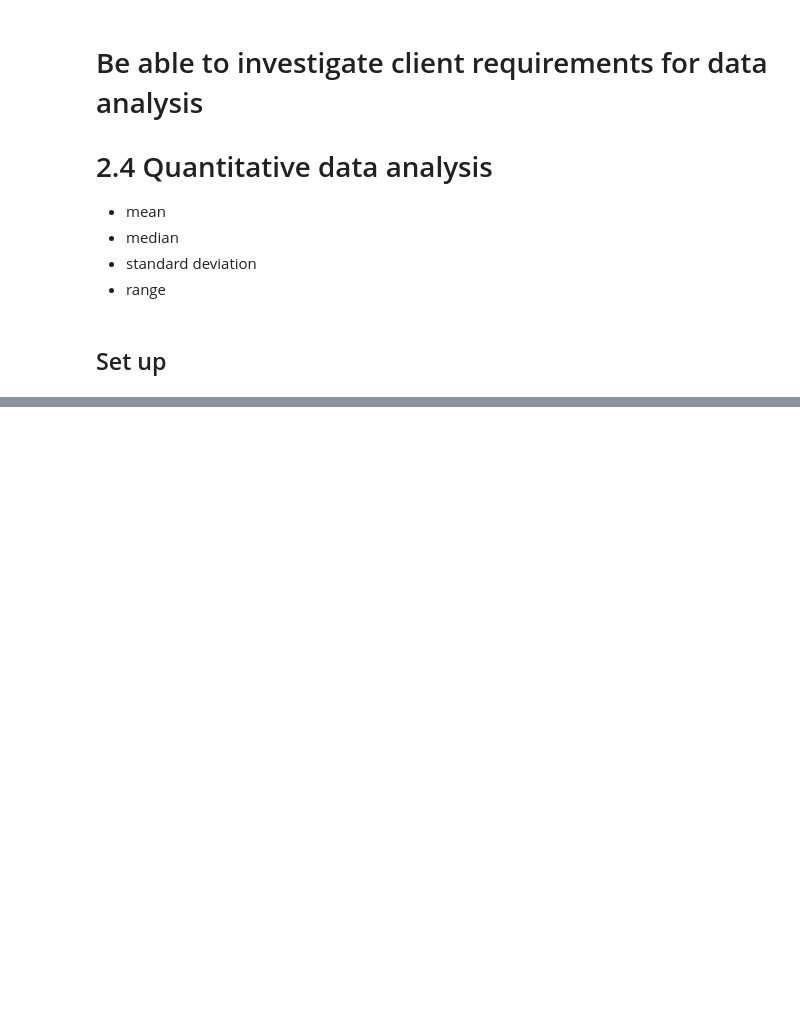
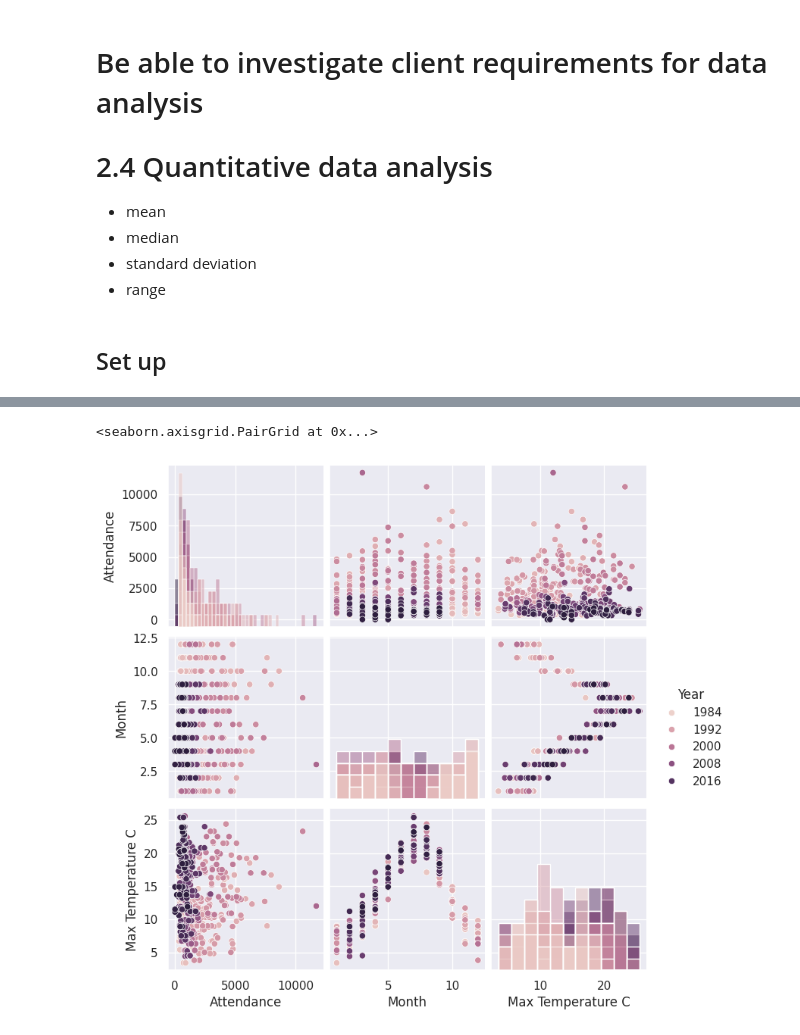
Before and after one commit to UTCSheffield/OCR-Unit-7-Data-analysis-and-design, a Jupyter notebook: content/2-4 Quantitative data analysis/Displaying Data.ipynb, the cells around one changed output, grey strips where cells are left out. Saved outputs shown, nothing was run; the diff lists cells and outputs as text; code cells hidden in the pictures; blank space fills up the shorter version.

Commit message:
Import the weather version instead

```diff
--- a/content/2-4 Quantitative data analysis/Displaying Data.ipynb
+++ b/content/2-4 Quantitative data analysis/Displaying Data.ipynb
@@ -23,6 +23,7 @@ import seaborn as sns
 # https://www.delftstack.com/howto/seaborn/size-of-seaborn-plot/
 sns.set(rc={"figure.figsize": (16, 5)})
 # %%
-crowds = pd.read_csv("../data/eagles/crowds_clean.csv")
+crowds = pd.read_csv("../data/eagles/crowds_with_monthly_weather.csv")
+#crowds = pd.read_csv("../data/eagles/crowds_clean.csv")
 ## https://datascienceparichay.com/article/pandas-extract-year-from-datetime-column/
 crowds
@@ -28,0 +44,5 @@ crowds
+# %%
+sns.pairplot(crowds, hue="Year", diag_kind="hist")
+# %% [output]
+<seaborn.axisgrid.PairGrid at 0x...>
+[figure, added]
```
Also changed, not shown: parts of 7 cells of this notebook.
